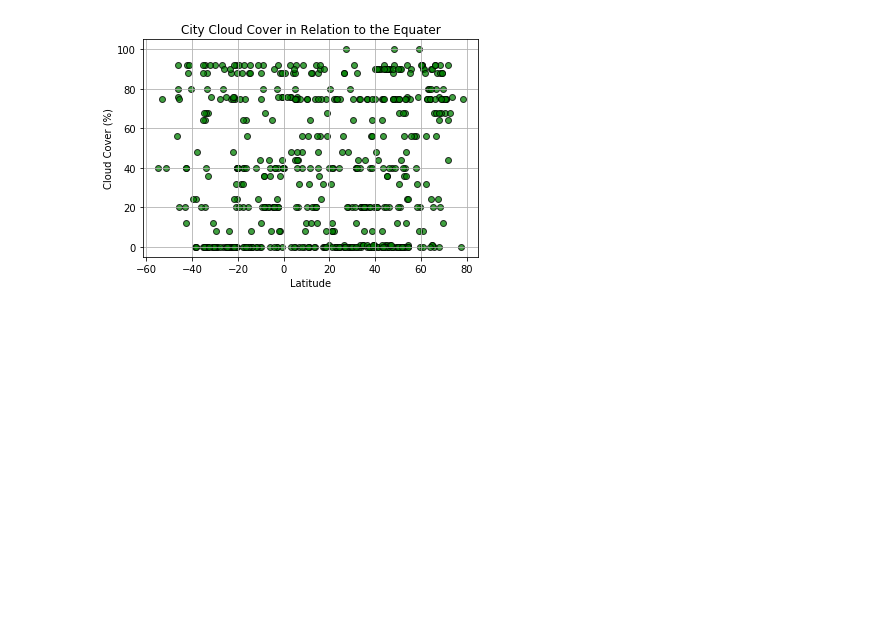
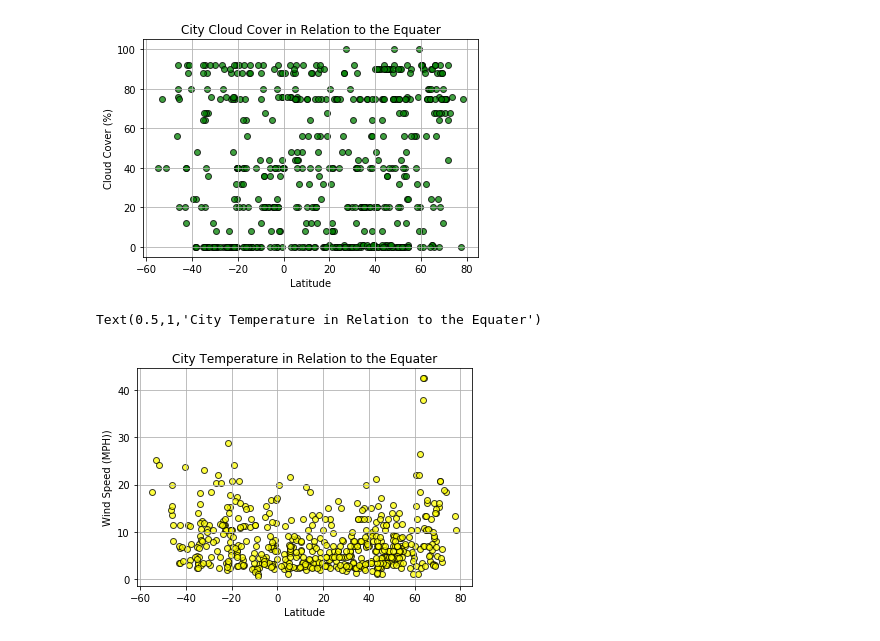
Before and after one commit to tc-sabr/Weather, a Jupyter notebook: Weather_Analysis.ipynb, the cells around one changed output. Cells and saved outputs as stored; diff of their text form; code cells hidden in the pictures; blank space fills up the shorter version.

Commit message:
scatter wind speed v lat

```diff
--- a/Weather_Analysis.ipynb
+++ b/Weather_Analysis.ipynb
@@ -131,3 +131,15 @@ plt.title('City Cloud Cover in Relation to the Equater')
 # %% [output]
 Text(0.5,1,'City Cloud Cover in Relation to the Equater')
 [figure]
+# %%
+#create scatter for lat & wind speed
+plt.scatter(weather_df['Lat'], weather_df['Wind Speed'], marker='o',
+            facecolor='yellow', edgecolor='black', alpha=0.75)
+
+plt.grid()
+plt.xlabel('Latitude')
+plt.ylabel('Wind Speed (MPH))')
+plt.title('City Temperature in Relation to the Equater')
+# %% [output]
+Text(0.5,1,'City Temperature in Relation to the Equater')
+[figure, added]
```
